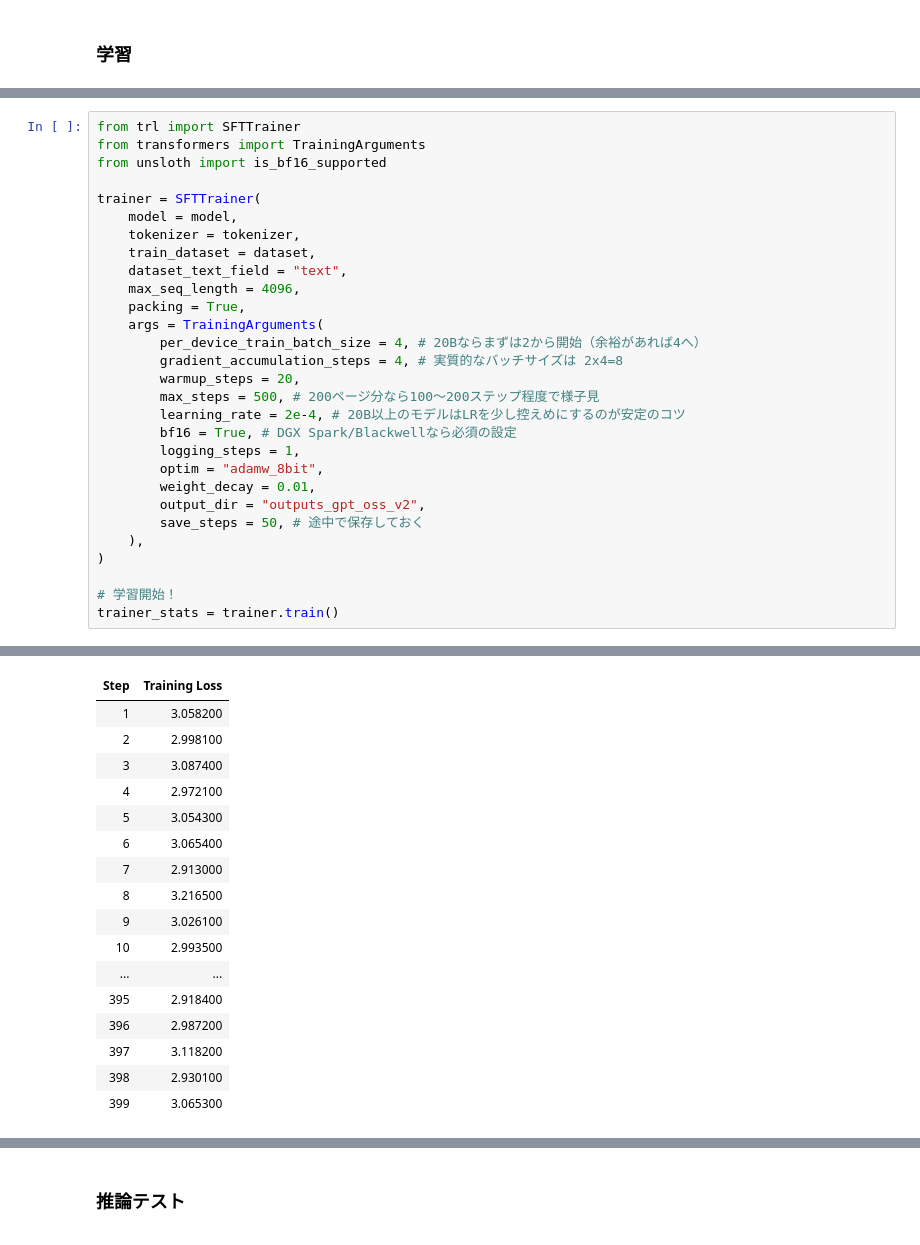
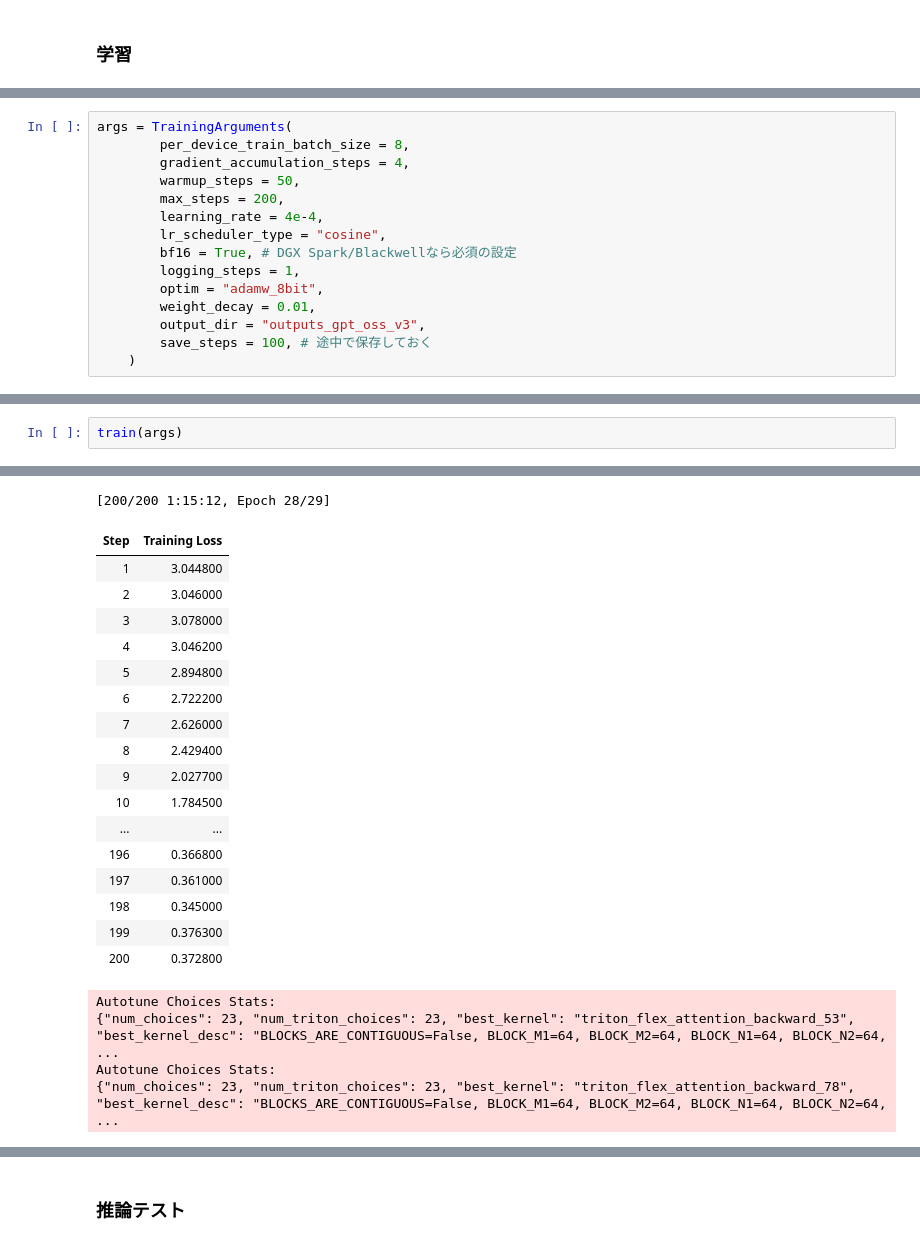
Before and after one commit to hiroooo000/my-llm-labo, a Jupyter notebook: 01_training/02_SFT/sft_gptoss.ipynb, the cells around one changed output, grey strips where cells are left out. Drawn from its saved outputs; the diff is of its cells as text.

```diff
--- a/01_training/02_SFT/sft_gptoss.ipynb
+++ b/01_training/02_SFT/sft_gptoss.ipynb
@@ -65,0 +101,15 @@ print(dataset[0])
+# %%
+args = TrainingArguments(
+        per_device_train_batch_size = 8,
+        gradient_accumulation_steps = 4,
+        warmup_steps = 50,
+        max_steps = 200,
+        learning_rate = 4e-4,
+        lr_scheduler_type = "cosine",
+        bf16 = True, # DGX Spark/Blackwellなら必須の設定
+        logging_steps = 1,
+        optim = "adamw_8bit",
+        weight_decay = 0.01,
+        output_dir = "outputs_gpt_oss_v3",
+        save_steps = 100, # 途中で保存しておく
+    )
@@ -66,30 +118,3 @@ print(dataset[0])
 # %%
-from trl import SFTTrainer
-from transformers import TrainingArguments
-from unsloth import is_bf16_supported
-
-trainer = SFTTrainer(
-    model = model,
-    tokenizer = tokenizer,
-    train_dataset = dataset,
-    dataset_text_field = "text",
-    max_seq_length = 4096,
-    packing = True,
-    args = TrainingArguments(
-        per_device_train_batch_size = 4, # 20Bならまずは2から開始（余裕があれば4へ）
-        gradient_accumulation_steps = 4, # 実質的なバッチサイズは 2x4=8
-        warmup_steps = 20,
-        max_steps = 500, # 200ページ分なら100〜200ステップ程度で様子見
-        learning_rate = 2e-4, # 20B以上のモデルはLRを少し控えめにするのが安定のコツ
-        bf16 = True, # DGX Spark/Blackwellなら必須の設定
-        logging_steps = 1,
-        optim = "adamw_8bit",
-        weight_decay = 0.01,
-        output_dir = "outputs_gpt_oss_v2",
-        save_steps = 50, # 途中で保存しておく
-    ),
-)
-
-# 学習開始！
-trainer_stats = trainer.train()
+train(args)
 # %% [output]
@@ -106,17 +132,22 @@ Autotune Choices Stats:
+[200/200 1:15:12, Epoch 28/29]
 | Step | Training Loss |
-| 1 | 3.058200 |
-| 2 | 2.998100 |
-| 3 | 3.087400 |
-| 4 | 2.972100 |
-| 5 | 3.054300 |
-| 6 | 3.065400 |
-| 7 | 2.913000 |
-| 8 | 3.216500 |
-| 9 | 3.026100 |
-| 10 | 2.993500 |
+| 1 | 3.044800 |
+| 2 | 3.046000 |
+| 3 | 3.078000 |
+| 4 | 3.046200 |
+| 5 | 2.894800 |
+| 6 | 2.722200 |
+| 7 | 2.626000 |
+| 8 | 2.429400 |
+| 9 | 2.027700 |
+| 10 | 1.784500 |
 | ... | ... |
-| 395 | 2.918400 |
-| 396 | 2.987200 |
-| 397 | 3.118200 |
-| 398 | 2.930100 |
-| 399 | 3.065300 |
+| 196 | 0.366800 |
+| 197 | 0.361000 |
+| 198 | 0.345000 |
+| 199 | 0.376300 |
+| 200 | 0.372800 |
+Autotune Choices Stats:
+{"num_choices": 23, "num_triton_choices": 23, "best_kernel": "triton_flex_attention_backward_53", "best_kernel_desc": "BLOCKS_ARE_CONTIGUOUS=False, BLOCK_M1=64, BLOCK_M2=64, BLOCK_N1=64, BLOCK_N2=64,  ...
+Autotune Choices Stats:
+{"num_choices": 23, "num_triton_choices": 23, "best_kernel": "triton_flex_attention_backward_78", "best_kernel_desc": "BLOCKS_ARE_CONTIGUOUS=False, BLOCK_M1=64, BLOCK_M2=64, BLOCK_N1=64, BLOCK_N2=64,  ...
```
Also changed, not shown: parts of 9 cells of this notebook, 1 other file.
